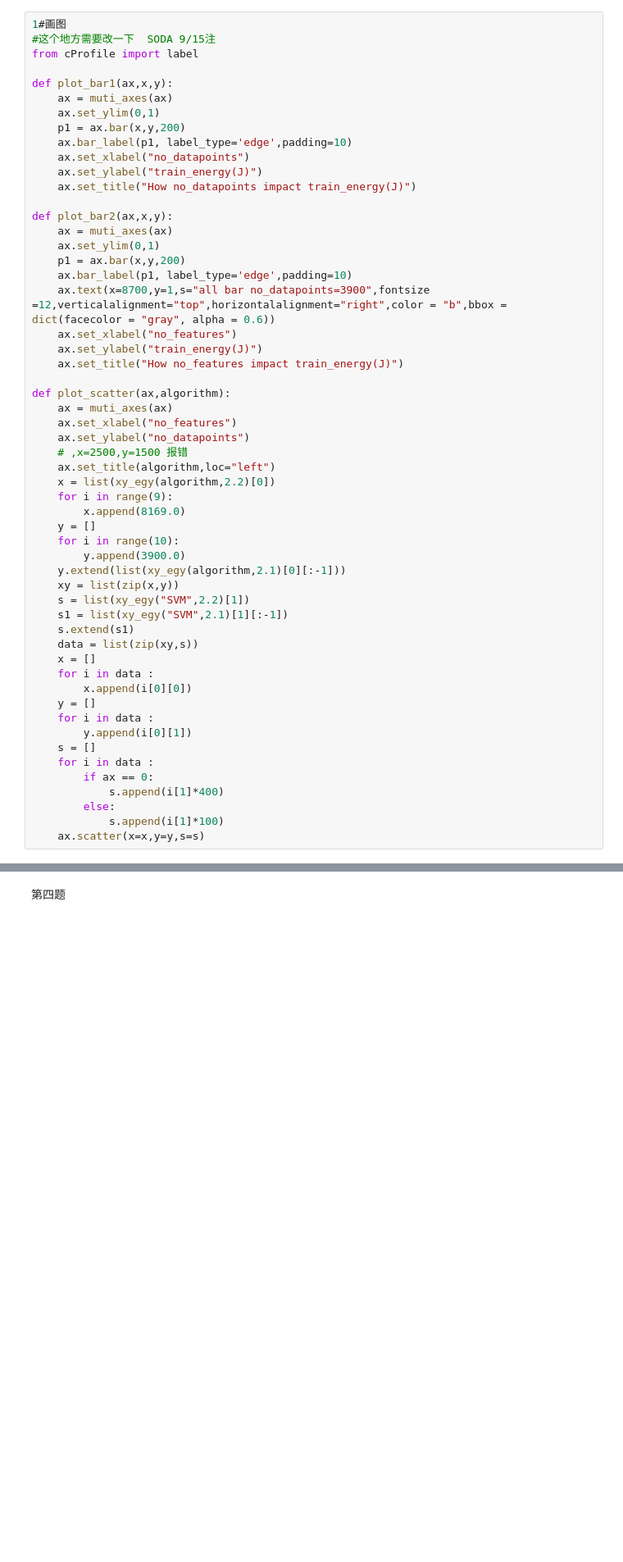
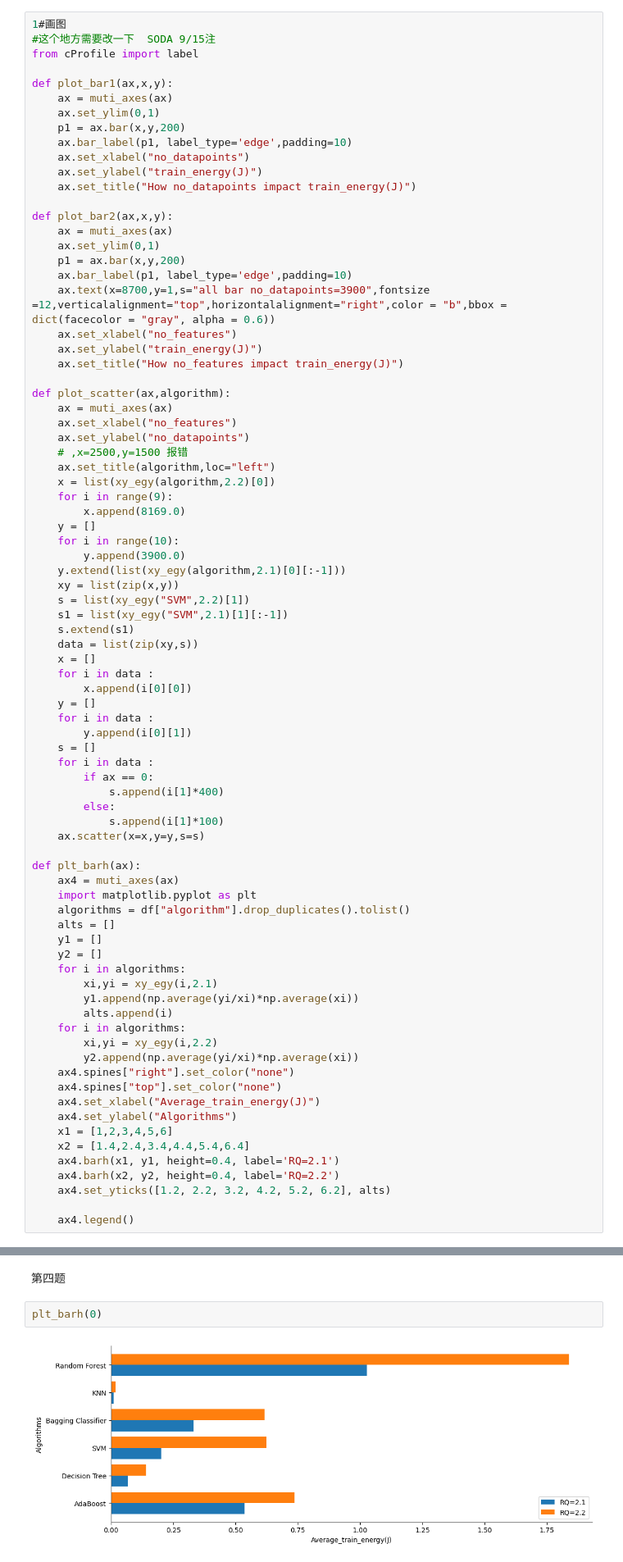
Before and after one commit to kikyo01/info250, a Jupyter notebook: project1/project1.ipynb, the cells around one changed output, grey strips where cells are left out. Shown at 82% size. Saved outputs shown, nothing was run; the diff lists cells and outputs as text; blank space fills up the shorter version.

```diff
--- a/project1/project1.ipynb
+++ b/project1/project1.ipynb
@@ -93,6 +93,32 @@ def plot_scatter(ax,algorithm):
         else:
             s.append(i[1]*100)
     ax.scatter(x=x,y=y,s=s)
+
+def plt_barh(ax):
+    ax4 = muti_axes(ax)
+    import matplotlib.pyplot as plt
+    algorithms = df["algorithm"].drop_duplicates().tolist()
+    alts = []
+    y1 = []
+    y2 = []
+    for i in algorithms:
+        xi,yi = xy_egy(i,2.1)
+        y1.append(np.average(yi/xi)*np.average(xi))
+        alts.append(i)
+    for i in algorithms:
+        xi,yi = xy_egy(i,2.2)
+        y2.append(np.average(yi/xi)*np.average(xi))
+    ax4.spines["right"].set_color("none")
+    ax4.spines["top"].set_color("none")
+    ax4.set_xlabel("Average_train_energy(J)")
+    ax4.set_ylabel("Algorithms")
+    x1 = [1,2,3,4,5,6]
+    x2 = [1.4,2.4,3.4,4.4,5.4,6.4]
+    ax4.barh(x1, y1, height=0.4, label='RQ=2.1')
+    ax4.barh(x2, y2, height=0.4, label='RQ=2.2')
+    ax4.set_yticks([1.2, 2.2, 3.2, 4.2, 5.2, 6.2], alts)
+
+    ax4.legend()
 # %%
 file_path = './results-2021-12-18.csv'
 df = pd.read_csv(file_path)
@@ -160,4 +186,8 @@ plot_scatter(6,"Random Forest")
 [figure]
 # %% [markdown]
 第四题
+# %%
+plt_barh(0)
+# %% [output]
+[figure, added]
 # %%
```
Also changed, not shown: parts of 6 cells of this notebook.
